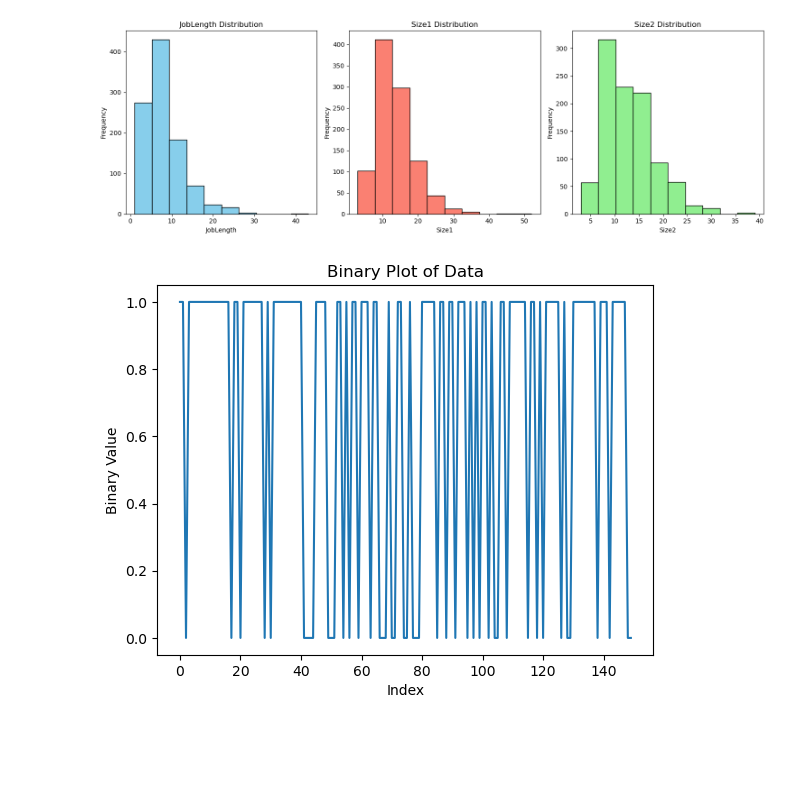
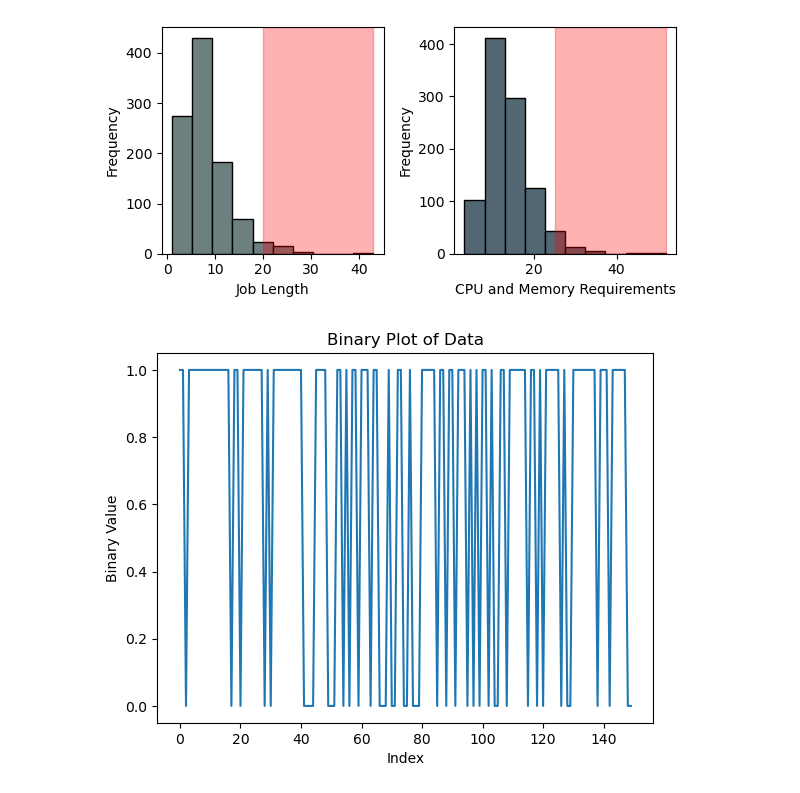
Before and after one commit to stathis99/AnTolerant-DeepRM, a Jupyter notebook: EDA/job_analysis.ipynb, the cells around one changed output. Cells and saved outputs as stored; diff of their text form; code cells hidden in the pictures; blank space fills up the shorter version.

```diff
--- a/EDA/job_analysis.ipynb
+++ b/EDA/job_analysis.ipynb
@@ -36,2 +5,2 @@ plt.show()
 # %%
-data_log = pd.read_csv('Data/lognorm_jobs.csv')
+data_log = pd.read_csv('Data/jobs_lognorm.csv')
@@ -38,36 +23,53 @@ data_log = pd.read_csv('Data/lognorm_jobs.csv')
 # %%
+import matplotlib.pyplot as plt
+import pandas as pd
+
+# Assuming data_log is your DataFrame
+
 # Filter out data points where Size1, Size2, and JobLength are all 0
 filtered_data = data_log[(data_log['Size1'] != 0) | (data_log['Size2'] != 0) | (data_log['# JobLength'] != 0)]
 
 # Extract filtered values
 JobLength = filtered_data["# JobLength"]
 Size1 = filtered_data["Size1"]
 Size2 = filtered_data["Size2"]
 
-# Create subplots
-fig, axs = plt.subplots(1, 3, figsize=(15, 5))
+fig, axs = plt.subplots(1, 2, figsize=(6, 3))  # Adjust figsize for desired dimensions
 
-# Plot histograms with automatically determined bins
-axs[0].hist(JobLength, color='skyblue', edgecolor='black')
-axs[0].set_title('JobLength Distribution')
-axs[0].set_xlabel('JobLength')
-axs[0].set_ylabel('Frequency')
+# Plot histograms with automatic binning
+axs[0].hist(JobLength, color='#6e7f80', edgecolor='black')
+axs[1].hist(Size1, color='#536872', edgecolor='black')
+#axs[2].hist(Size2, color='#536872', edgecolor='black')
 
-axs[1].hist(Size1, color='salmon', edgecolor='black')
-axs[1].set_title('Size1 Distribution')
-axs[1].set_xlabel('Size1')
-axs[1].set_ylabel('Frequency')
+# Highlight areas where x > 20
+highlight_color = 'red'
+axs[0].axvspan(20, max(JobLength), color=highlight_color, alpha=0.3)
+axs[1].axvspan(25, max(Size1), color=highlight_color, alpha=0.3)
+#axs[2].axvspan(25, max(Size2), color=highlight_color, alpha=0.3)
+# Set labels and titles
+#axs[0].set_title('Job Length', fontsize=12)
+axs[0].set_xlabel('Job Length', fontsize=10)
+axs[0].set_ylabel('Frequency', fontsize=10)
+#axs[1].set_title('CPU Requirements', fontsize=12)
+axs[1].set_xlabel('CPU and Memory Requirements', fontsize=10)
+axs[1].set_ylabel('Frequency', fontsize=10)
+#axs[2].set_title('Memory Requirements', fontsize=12)
+#axs[2].set_xlabel('Memory Requirements', fontsize=10)
+#axs[2].set_ylabel('Frequency', fontsize=10)
 
-axs[2].hist(Size2, color='lightgreen', edgecolor='black')
-axs[2].set_title('Size2 Distribution')
-axs[2].set_xlabel('Size2')
-axs[2].set_ylabel('Frequency')
+# Adjust layout for readability
+plt.tight_layout()
 
-# Show plot
-plt.tight_layout()
+# Remove unnecessary grid lines (optional)
+for ax in axs.flat:
+    ax.grid(False)
+
+plt.savefig('histograms.png', format='png')
+
+# Display the plot
 plt.show()
 # %% [output]
-[figure, old version]
+[figure, new version]
 # %%
 simu_len = 150
 time = np.arange(simu_len)
```
Also changed, not shown: parts of 4 cells of this notebook, 8 other files.
